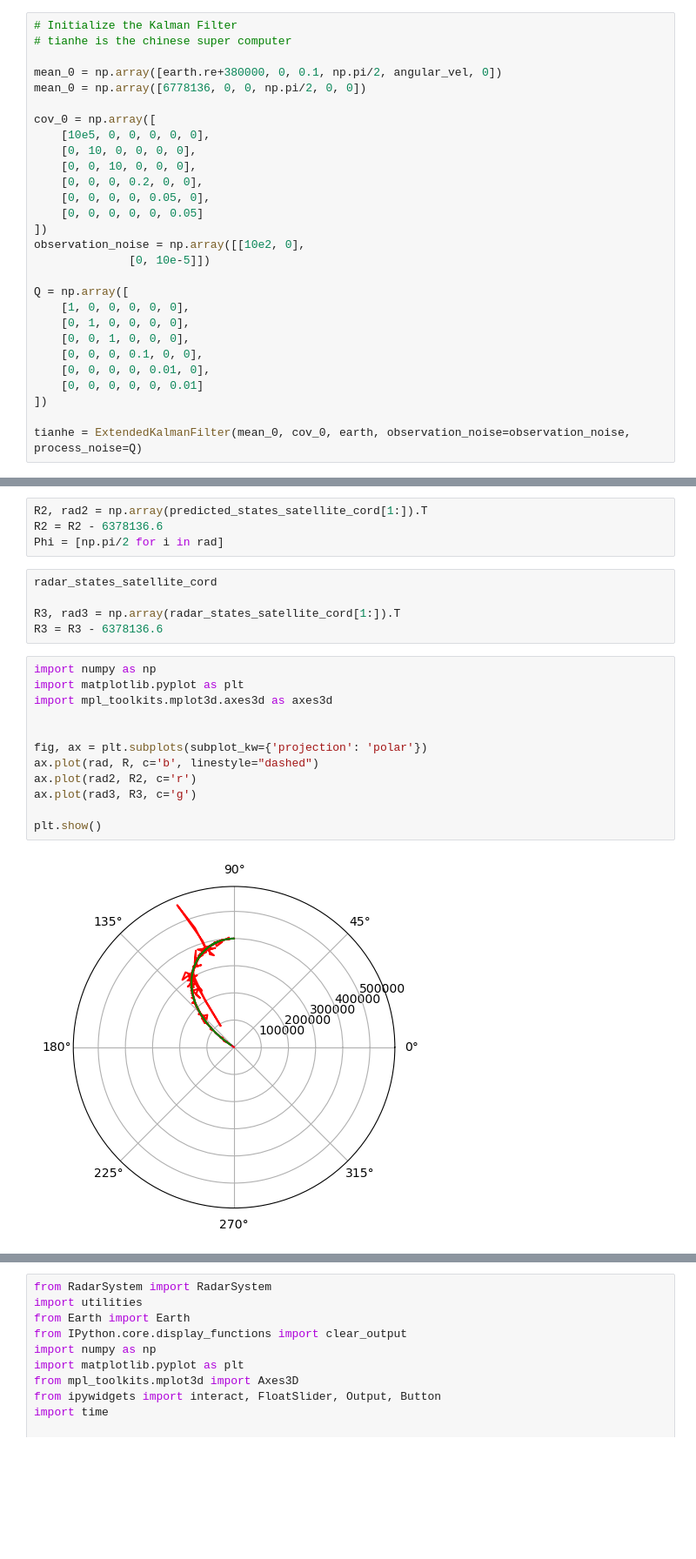
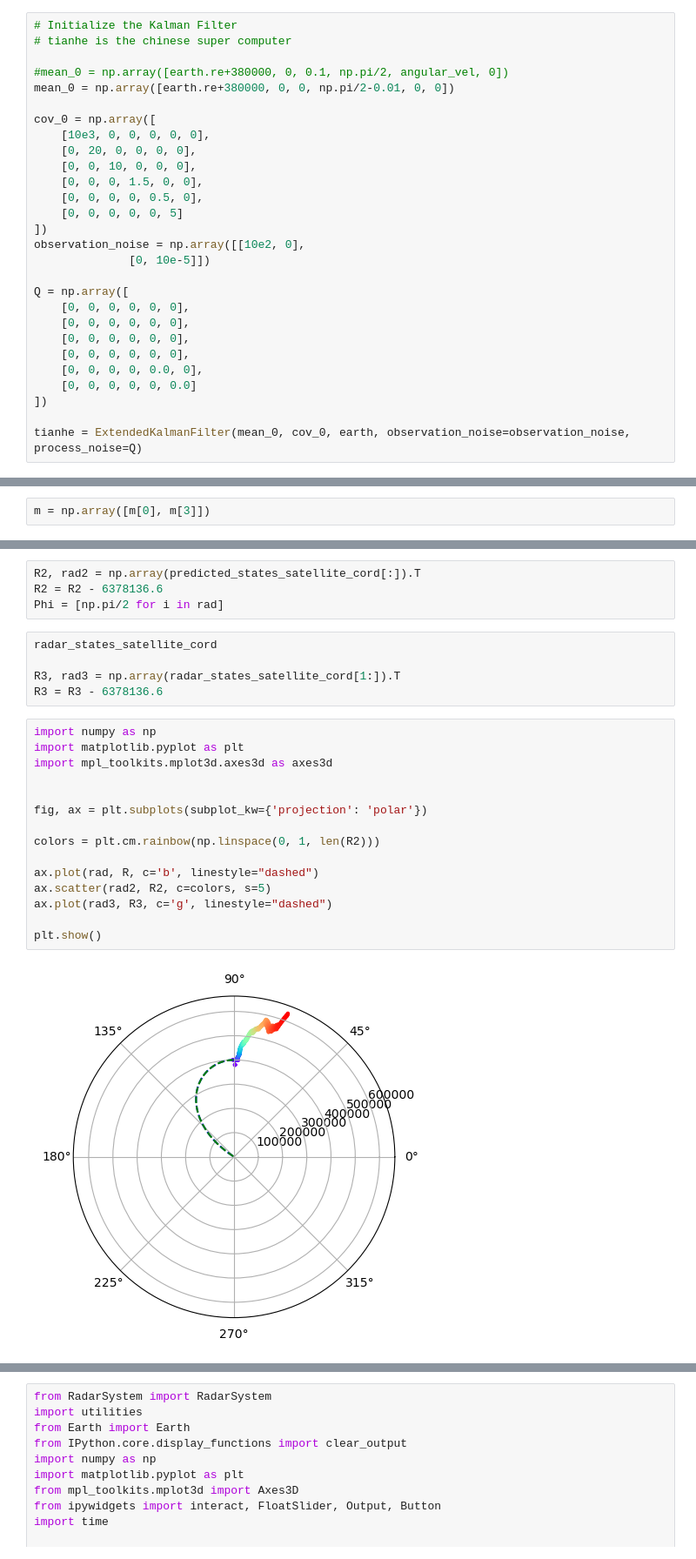
Before and after one commit to Tiangong-PMSC-Group/Satellite-Project, a Jupyter notebook: main_tests.ipynb, the cells around one changed output, grey strips where cells are left out. Shown at 87% size. Drawn from its saved outputs; the diff is of its cells as text; blank space fills up the shorter version.

```diff
--- a/main_tests.ipynb
+++ b/main_tests.ipynb
@@ -54,27 +51,27 @@ list_position = np.array([radar.position for radar in BACC.radars])
 # Initialize the Kalman Filter
 # tianhe is the chinese super computer
 
-mean_0 = np.array([earth.re+380000, 0, 0.1, np.pi/2, angular_vel, 0])
-mean_0 = np.array([6778136, 0, 0, np.pi/2, 0, 0])
+#mean_0 = np.array([earth.re+380000, 0, 0.1, np.pi/2, angular_vel, 0])
+mean_0 = np.array([earth.re+380000, 0, 0, np.pi/2-0.01, 0, 0])
 
 cov_0 = np.array([
-    [10e5, 0, 0, 0, 0, 0],
-    [0, 10, 0, 0, 0, 0],
+    [10e3, 0, 0, 0, 0, 0],
+    [0, 20, 0, 0, 0, 0],
     [0, 0, 10, 0, 0, 0],
-    [0, 0, 0, 0.2, 0, 0],
-    [0, 0, 0, 0, 0.05, 0],
-    [0, 0, 0, 0, 0, 0.05]
+    [0, 0, 0, 1.5, 0, 0],
+    [0, 0, 0, 0, 0.5, 0],
+    [0, 0, 0, 0, 0, 5]
 ])
 observation_noise = np.array([[10e2, 0],
               [0, 10e-5]])
 
 Q = np.array([
-    [1, 0, 0, 0, 0, 0],
-    [0, 1, 0, 0, 0, 0],
-    [0, 0, 1, 0, 0, 0],
-    [0, 0, 0, 0.1, 0, 0],
-    [0, 0, 0, 0, 0.01, 0],
-    [0, 0, 0, 0, 0, 0.01]
+    [0, 0, 0, 0, 0, 0],
+    [0, 0, 0, 0, 0, 0],
+    [0, 0, 0, 0, 0, 0],
+    [0, 0, 0, 0, 0, 0],
+    [0, 0, 0, 0, 0.0, 0],
+    [0, 0, 0, 0, 0, 0.0]
 ])
 
 tianhe = ExtendedKalmanFilter(mean_0, cov_0, earth, observation_noise=observation_noise, process_noise=Q)
@@ -125,3 +137,5 @@ plt.show()
 from copy import deepcopy
 # %%
 m = deepcopy(mean_0)
+# %%
+m = np.array([m[0], m[3]])
@@ -179,5 +197,5 @@ for i in range(int(sim_lenght)):
 # %%
-R2, rad2 = np.array(predicted_states_satellite_cord[1:]).T
+R2, rad2 = np.array(predicted_states_satellite_cord[:]).T
 R2 = R2 - 6378136.6
 Phi = [np.pi/2 for i in rad]
 # %%
@@ -188,17 +206,20 @@ R3 = R3 - 6378136.6
 # %%
 import numpy as np
 import matplotlib.pyplot as plt
 import mpl_toolkits.mplot3d.axes3d as axes3d
 
 
 fig, ax = plt.subplots(subplot_kw={'projection': 'polar'})
+
+colors = plt.cm.rainbow(np.linspace(0, 1, len(R2)))
+
 ax.plot(rad, R, c='b', linestyle="dashed")
-ax.plot(rad2, R2, c='r')
-ax.plot(rad3, R3, c='g')
+ax.scatter(rad2, R2, c=colors, s=5)
+ax.plot(rad3, R3, c='g', linestyle="dashed")
 
 plt.show()
 # %% [output]
-[figure, old version]
+[figure, new version]
 # %%
 
 #J = config['satellite']['initial_conditions']['azimuthal_angle']
```
Also changed, not shown: parts of 6 cells of this notebook, 1 other file.
